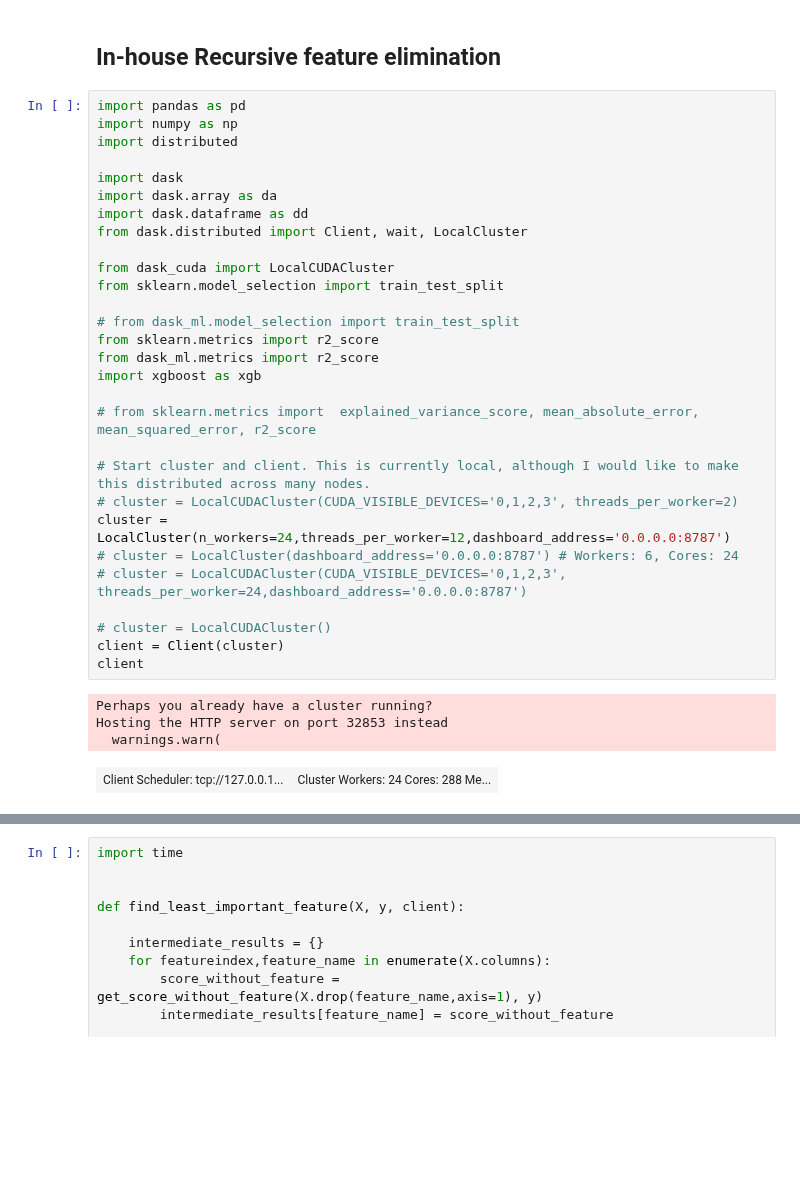
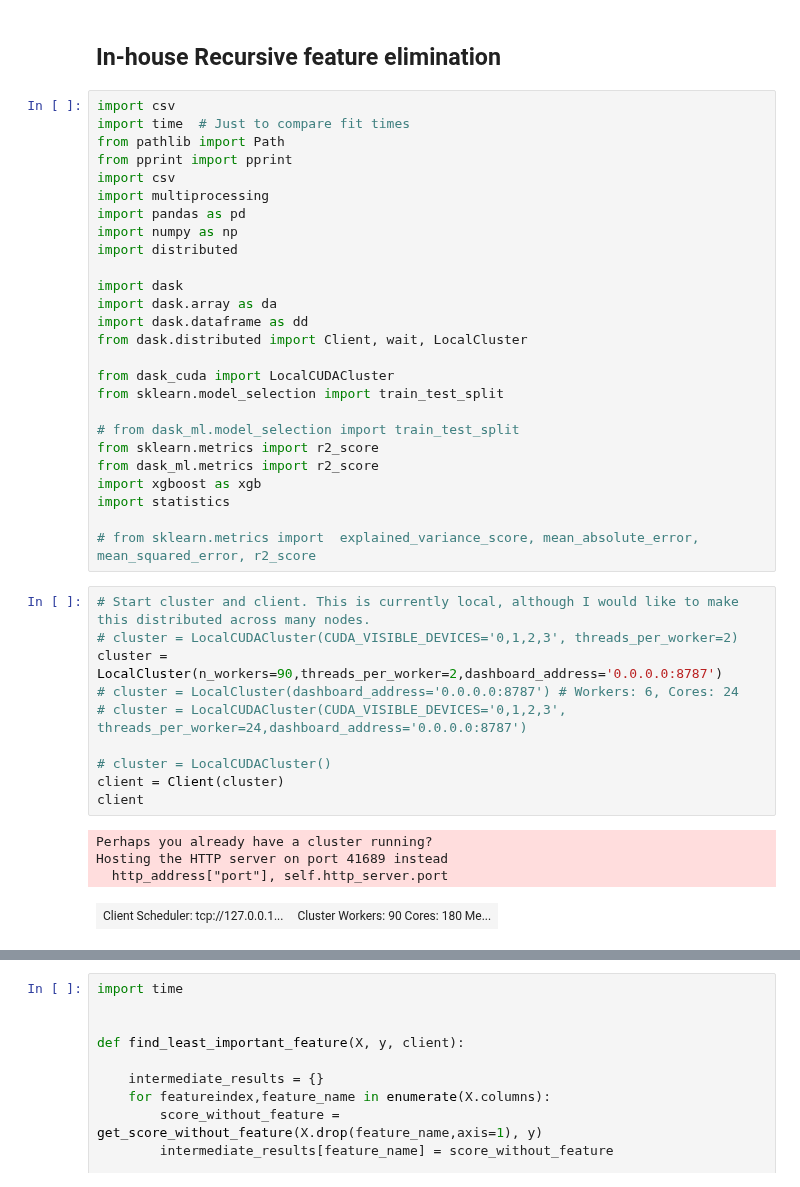
Before and after one commit to sheecegardezi/uncoverml, a Jupyter notebook: notebook/Feature Ranking.ipynb, the cells around one changed output, grey strips where cells are left out. Drawn from its saved outputs; the diff is of its cells as text; blank space fills up the shorter version.

```diff
--- a/notebook/Feature Ranking.ipynb
+++ b/notebook/Feature Ranking.ipynb
@@ -126,37 +126,44 @@ sorteddic
  '/g/data/ge3/sheece/be-30y-85m-avg-ND-RED-BLUE.filled.lzw.nodata.tif': 10}
 # %% [markdown]
 ## In-house Recursive feature elimination
+# %%
+import csv
+import time  # Just to compare fit times
+from pathlib import Path
+from pprint import pprint
+import csv
+import multiprocessing
+import pandas as pd
+import numpy as np
+import distributed
+
+import dask
+import dask.array as da
+import dask.dataframe as dd
+from dask.distributed import Client, wait, LocalCluster
+
+from dask_cuda import LocalCUDACluster
+from sklearn.model_selection import train_test_split
+
+# from dask_ml.model_selection import train_test_split
+from sklearn.metrics import r2_score
+from dask_ml.metrics import r2_score
+import xgboost as xgb
+import statistics
+
+# from sklearn.metrics import  explained_variance_score, mean_absolute_error, mean_squared_error, r2_score
 # %%
-import pandas as pd
-import numpy as np
-import distributed
-
-import dask
-import dask.array as da
-import dask.dataframe as dd
-from dask.distributed import Client, wait, LocalCluster
-
-from dask_cuda import LocalCUDACluster
-from sklearn.model_selection import train_test_split
-
-# from dask_ml.model_selection import train_test_split
-from sklearn.metrics import r2_score
-from dask_ml.metrics import r2_score
-import xgboost as xgb
-
-# from sklearn.metrics import  explained_variance_score, mean_absolute_error, mean_squared_error, r2_score
-
 # Start cluster and client. This is currently local, although I would like to make this distributed across many nodes.
 # cluster = LocalCUDACluster(CUDA_VISIBLE_DEVICES='0,1,2,3', threads_per_worker=2)
-cluster = LocalCluster(n_workers=24,threads_per_worker=12,dashboard_address='0.0.0.0:8787')
+cluster = LocalCluster(n_workers=90,threads_per_worker=2,dashboard_address='0.0.0.0:8787')
 # cluster = LocalCluster(dashboard_address='0.0.0.0:8787') # Workers: 6, Cores: 24
 # cluster = LocalCUDACluster(CUDA_VISIBLE_DEVICES='0,1,2,3', threads_per_worker=24,dashboard_address='0.0.0.0:8787')
 
 # cluster = LocalCUDACluster()
 client = Client(cluster)
 client
 # %% [output]
 Perhaps you already have a cluster running?
-Hosting the HTTP server on port 32853 instead
-  warnings.warn(
+Hosting the HTTP server on port 41689 instead
+  http_address["port"], self.http_server.port
-| Client Scheduler: tcp://127.0.0.1... | Cluster Workers: 24 Cores: 288 Me... |
+| Client Scheduler: tcp://127.0.0.1... | Cluster Workers: 90 Cores: 180 Me... |
```
Also changed, not shown: parts of 14 cells of this notebook, 3 other files.
